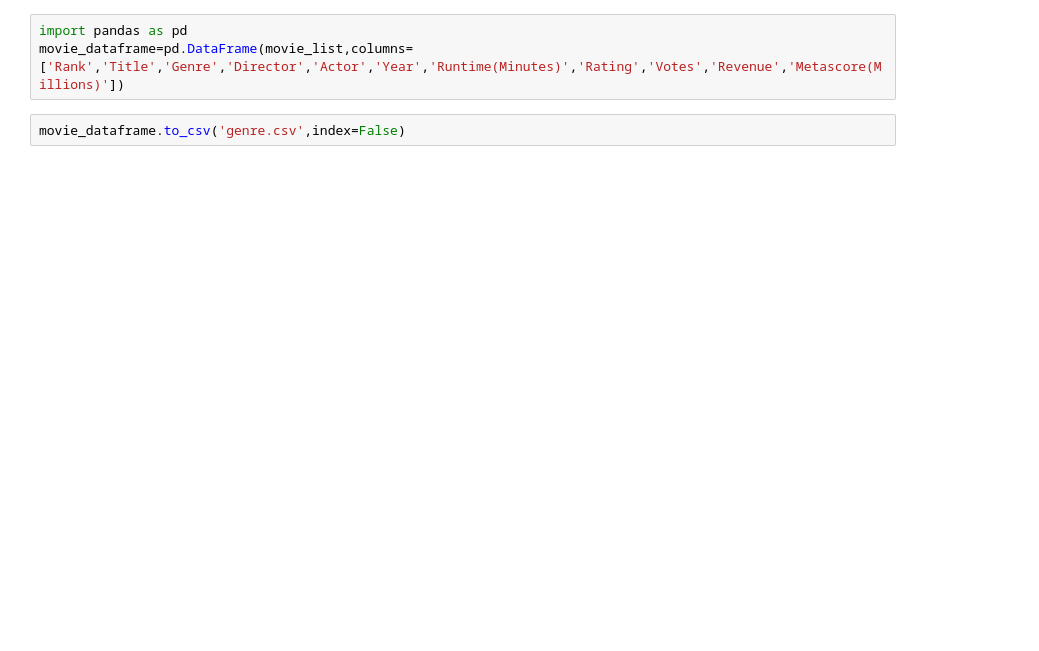
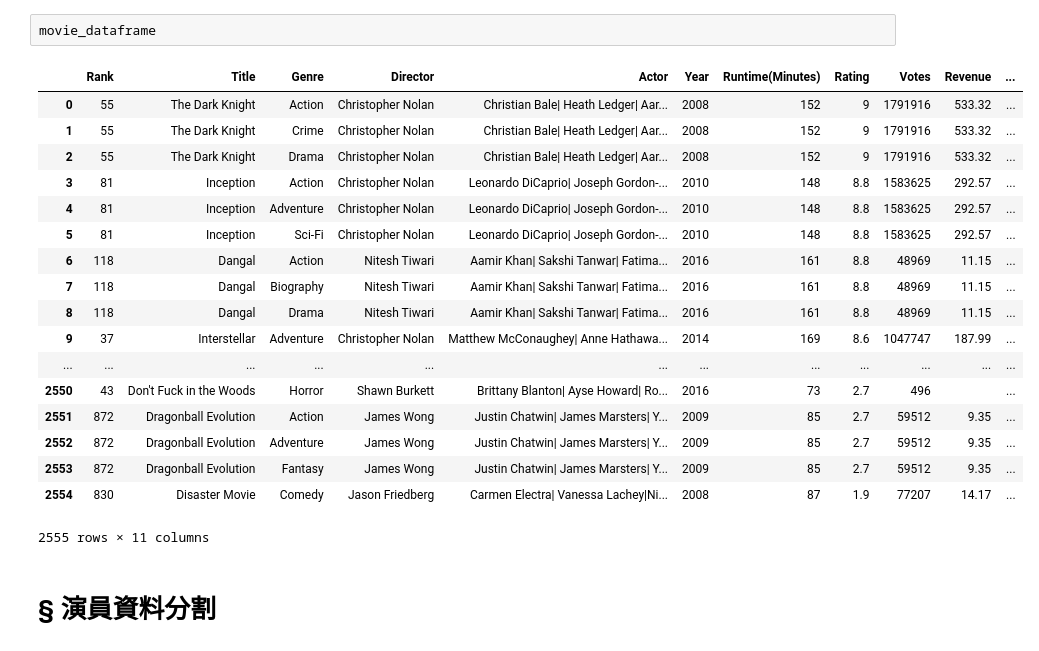
Before and after one commit to skullhan0727/movie, a Jupyter notebook: wirte_csv.ipynb, the cells around one changed output. Drawn from its saved outputs; the diff is of its cells as text; blank space fills up the shorter version.

```diff
--- a/wirte_csv.ipynb
+++ b/wirte_csv.ipynb
@@ -23,8 +57,26 @@ with open('C:/Users/張孟涵/Desktop/IMDB-Movie-Data.csv','r') as f:
-# %%
-import pandas as pd
-movie_dataframe=pd.DataFrame(movie_list,columns= ['Rank','Title','Genre','Director','Actor','Year','Runtime(Minutes)','Rating','Votes','Revenue','Metascore(Millions)'])
-# %%
-movie_dataframe.to_csv('genre.csv',index=False)
+# %%
+movie_dataframe
+# %% [output]
+|  | Rank | Title | Genre | Director | Actor | Year | Runtime(Minutes) | Rating | Votes | Revenue | ... |
+| 0 | 55 | The Dark Knight | Action | Christopher Nolan | Christian Bale| Heath Ledger| Aar... | 2008 | 152 | 9 | 1791916 | 533.32 | ... |
+| 1 | 55 | The Dark Knight | Crime | Christopher Nolan | Christian Bale| Heath Ledger| Aar... | 2008 | 152 | 9 | 1791916 | 533.32 | ... |
+| 2 | 55 | The Dark Knight | Drama | Christopher Nolan | Christian Bale| Heath Ledger| Aar... | 2008 | 152 | 9 | 1791916 | 533.32 | ... |
+| 3 | 81 | Inception | Action | Christopher Nolan | Leonardo DiCaprio| Joseph Gordon-... | 2010 | 148 | 8.8 | 1583625 | 292.57 | ... |
+| 4 | 81 | Inception | Adventure | Christopher Nolan | Leonardo DiCaprio| Joseph Gordon-... | 2010 | 148 | 8.8 | 1583625 | 292.57 | ... |
+| 5 | 81 | Inception | Sci-Fi | Christopher Nolan | Leonardo DiCaprio| Joseph Gordon-... | 2010 | 148 | 8.8 | 1583625 | 292.57 | ... |
+| 6 | 118 | Dangal | Action | Nitesh Tiwari | Aamir Khan| Sakshi Tanwar| Fatima... | 2016 | 161 | 8.8 | 48969 | 11.15 | ... |
+| 7 | 118 | Dangal | Biography | Nitesh Tiwari | Aamir Khan| Sakshi Tanwar| Fatima... | 2016 | 161 | 8.8 | 48969 | 11.15 | ... |
+| 8 | 118 | Dangal | Drama | Nitesh Tiwari | Aamir Khan| Sakshi Tanwar| Fatima... | 2016 | 161 | 8.8 | 48969 | 11.15 | ... |
+| 9 | 37 | Interstellar | Adventure | Christopher Nolan | Matthew McConaughey| Anne Hathawa... | 2014 | 169 | 8.6 | 1047747 | 187.99 | ... |
+| ... | ... | ... | ... | ... | ... | ... | ... | ... | ... | ... | ... |
+| 2550 | 43 | Don't Fuck in the Woods | Horror | Shawn Burkett | Brittany Blanton| Ayse Howard| Ro... | 2016 | 73 | 2.7 | 496 |  | ... |
+| 2551 | 872 | Dragonball Evolution | Action | James Wong | Justin Chatwin| James Marsters| Y... | 2009 | 85 | 2.7 | 59512 | 9.35 | ... |
+| 2552 | 872 | Dragonball Evolution | Adventure | James Wong | Justin Chatwin| James Marsters| Y... | 2009 | 85 | 2.7 | 59512 | 9.35 | ... |
+| 2553 | 872 | Dragonball Evolution | Fantasy | James Wong | Justin Chatwin| James Marsters| Y... | 2009 | 85 | 2.7 | 59512 | 9.35 | ... |
+| 2554 | 830 | Disaster Movie | Comedy | Jason Friedberg | Carmen Electra| Vanessa Lachey|Ni... | 2008 | 87 | 1.9 | 77207 | 14.17 | ... |
+2555 rows × 11 columns
+# %% [markdown]
+# §  演員資料分割
 # %%
 movie_list=[]
 with open('C:/Users/張孟涵/Desktop/IMDB-Movie-Data.csv','r') as f:
```
Also changed, not shown: parts of 9 cells of this notebook.
